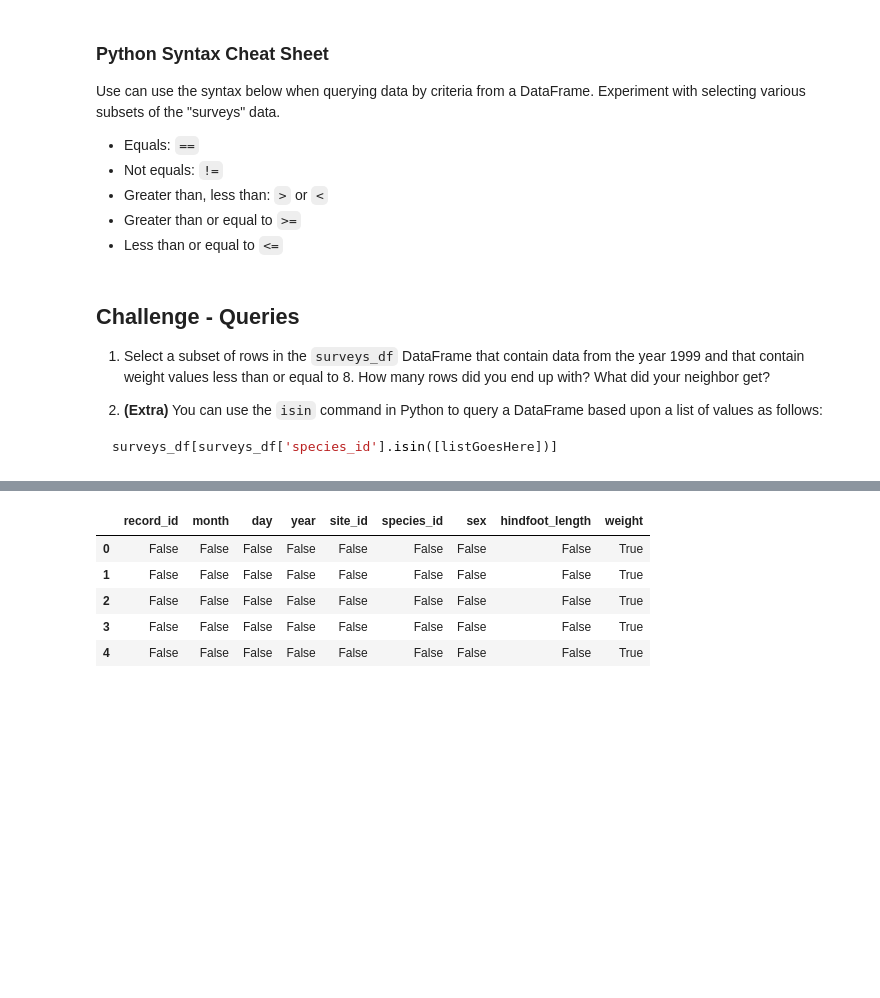
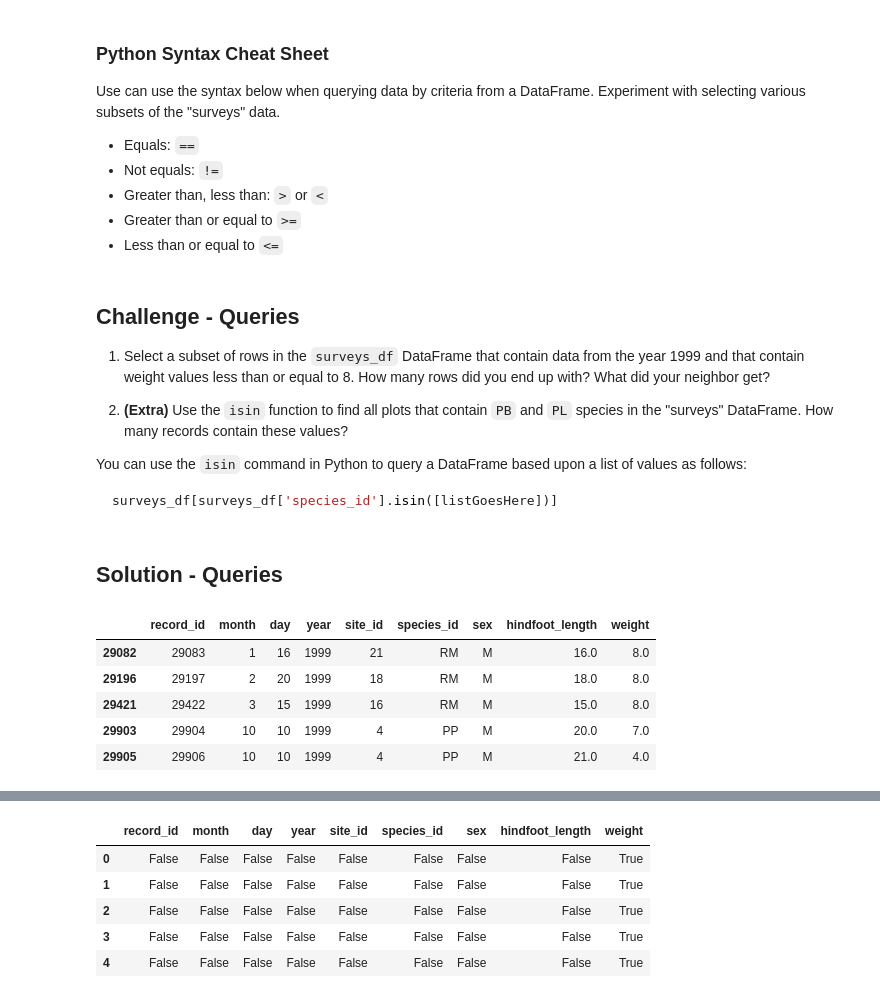
Before and after one commit to MonashDataFluency/python-workshop-base, a Jupyter notebook: workshops/docs/modules/notebooks/indexing.ipynb, the cells around one changed output, grey strips where cells are left out. Saved outputs shown, nothing was run; the diff lists cells and outputs as text; code cells hidden in the pictures; blank space fills up the shorter version.

````diff
--- a/workshops/docs/modules/notebooks/indexing.ipynb
+++ b/workshops/docs/modules/notebooks/indexing.ipynb
@@ -458,9 +450,24 @@ Experiment with selecting various subsets of the "surveys" data.
    the year 1999 and that contain weight values less than or equal to 8. How
    many rows did you end up with? What did your neighbor get?
 
-2. **(Extra)** You can use the `isin` command in Python to query a DataFrame based upon a
+2. **(Extra)** Use the `isin` function to find all plots that contain `PB` and `PL` species
+in the "surveys" DataFrame. How many records contain these values?
+
+You can use the `isin` command in Python to query a DataFrame based upon a
    list of values as follows:
 
 ```python
 surveys_df[surveys_df['species_id'].isin([listGoesHere])]
 ```
+# %% [markdown]
+## Solution - Queries
+# %%
+## Solution - Queries #1
+surveys_df[(surveys_df["year"] == 1999) & (surveys_df["weight"] <= 8)]
+# %% [output]
+|  | record_id | month | day | year | site_id | species_id | sex | hindfoot_length | weight |
+| 29082 | 29083 | 1 | 16 | 1999 | 21 | RM | M | 16.0 | 8.0 |
+| 29196 | 29197 | 2 | 20 | 1999 | 18 | RM | M | 18.0 | 8.0 |
+| 29421 | 29422 | 3 | 15 | 1999 | 16 | RM | M | 15.0 | 8.0 |
+| 29903 | 29904 | 10 | 10 | 1999 | 4 | PP | M | 20.0 | 7.0 |
+| 29905 | 29906 | 10 | 10 | 1999 | 4 | PP | M | 21.0 | 4.0 |
````
Also changed, not shown: parts of 66 cells of this notebook, 5 other files.
